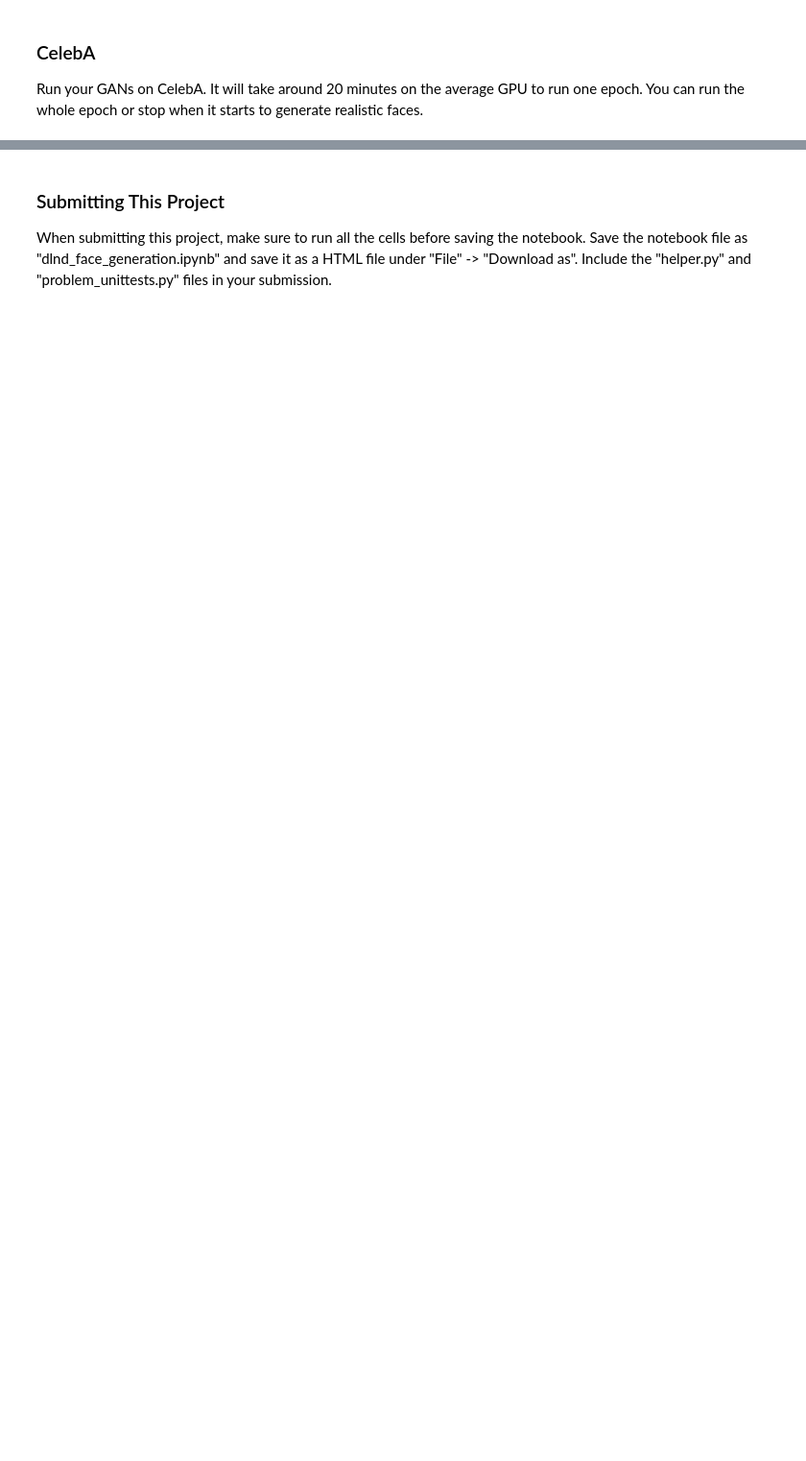
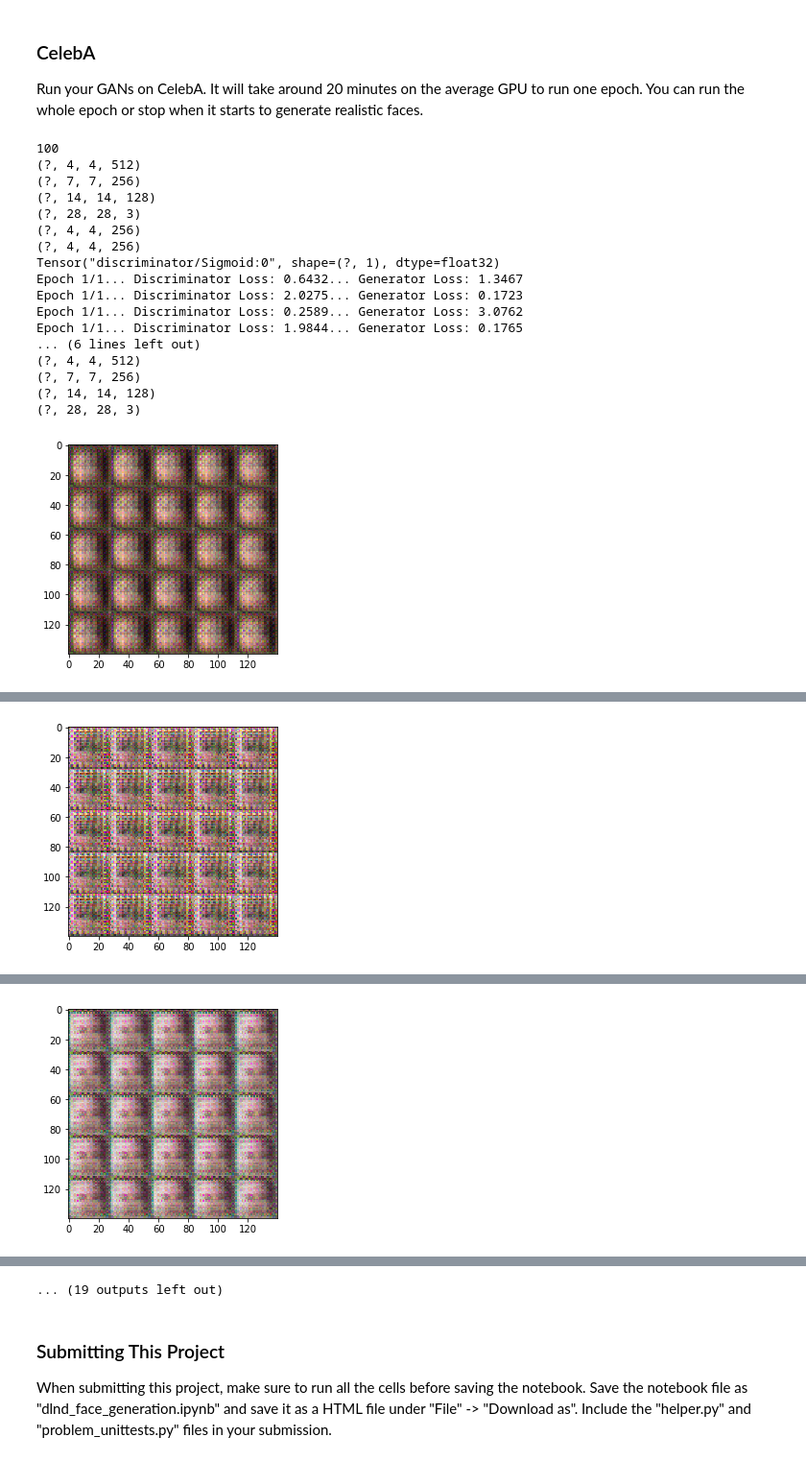
Before and after one commit to chetnapriyadarshini/deep-learning, a Jupyter notebook: face_generation/dlnd_face_generation.ipynb, the cells around one changed output, grey strips where cells are left out. Shown at 96% size. Drawn from its saved outputs; the diff is of its cells as text; code cells hidden in the pictures; blank space fills up the shorter version.

```diff
--- a/face_generation/dlnd_face_generation.ipynb
+++ b/face_generation/dlnd_face_generation.ipynb
@@ -283,18 +522,37 @@ with tf.Graph().as_default():
 ### CelebA
 Run your GANs on CelebA.  It will take around 20 minutes on the average GPU to run one epoch.  You can run the whole epoch or stop when it starts to generate realistic faces.
 # %%
-batch_size = None
-z_dim = None
-learning_rate = None
-beta1 = None
+batch_size = 128
+z_dim = 100
+learning_rate = 0.0002
+beta1 = 0.5
 
 
 """
 DON'T MODIFY ANYTHING IN THIS CELL THAT IS BELOW THIS LINE
 """
 epochs = 1
 
 celeba_dataset = helper.Dataset('celeba', glob(os.path.join(data_dir, 'img_align_celeba/*.jpg')))
 with tf.Graph().as_default():
     train(epochs, batch_size, z_dim, learning_rate, beta1, celeba_dataset.get_batches,
           celeba_dataset.shape, celeba_dataset.image_mode)
+# %% [output]
+100
+(?, 4, 4, 512)
+(?, 7, 7, 256)
+(?, 14, 14, 128)
+(?, 28, 28, 3)
+(?, 4, 4, 256)
+(?, 4, 4, 256)
+Tensor("discriminator/Sigmoid:0", shape=(?, 1), dtype=float32)
+Epoch 1/1... Discriminator Loss: 0.6432... Generator Loss: 1.3467
+Epoch 1/1... Discriminator Loss: 2.0275... Generator Loss: 0.1723
+Epoch 1/1... Discriminator Loss: 0.2589... Generator Loss: 3.0762
+Epoch 1/1... Discriminator Loss: 1.9844... Generator Loss: 0.1765
+... (6 lines left out)
+(?, 4, 4, 512)
+(?, 7, 7, 256)
+(?, 14, 14, 128)
+(?, 28, 28, 3)
+[figure, added]
@@ -300,0 +573 @@ with tf.Graph().as_default():
+[figure, added]
@@ -300,0 +588 @@ with tf.Graph().as_default():
+[figure, added]
@@ -301,3 +634,4 @@ with tf.Graph().as_default():
+... (19 outputs left out)
 # %% [markdown]
 ### Submitting This Project
 When submitting this project, make sure to run all the cells before saving the notebook. Save the notebook file as "dlnd_face_generation.ipynb" and save it as a HTML file under "File" -> "Download as". Include the "helper.py" and "problem_unittests.py" files in your submission.
```
Also changed, not shown: parts of 12 cells of this notebook.
